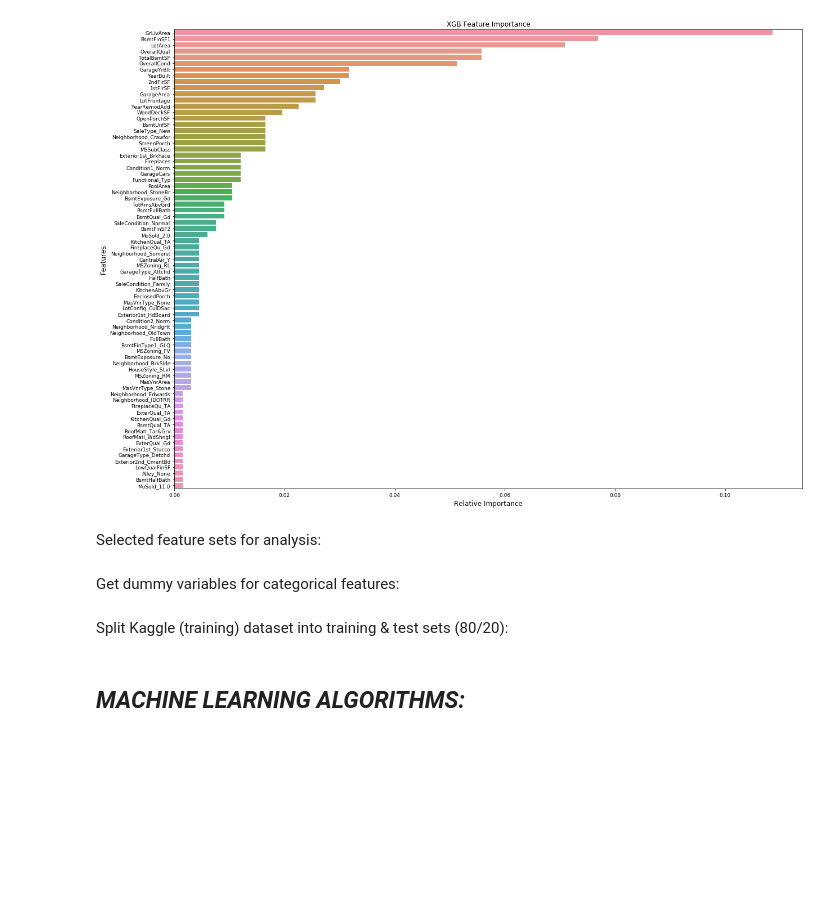
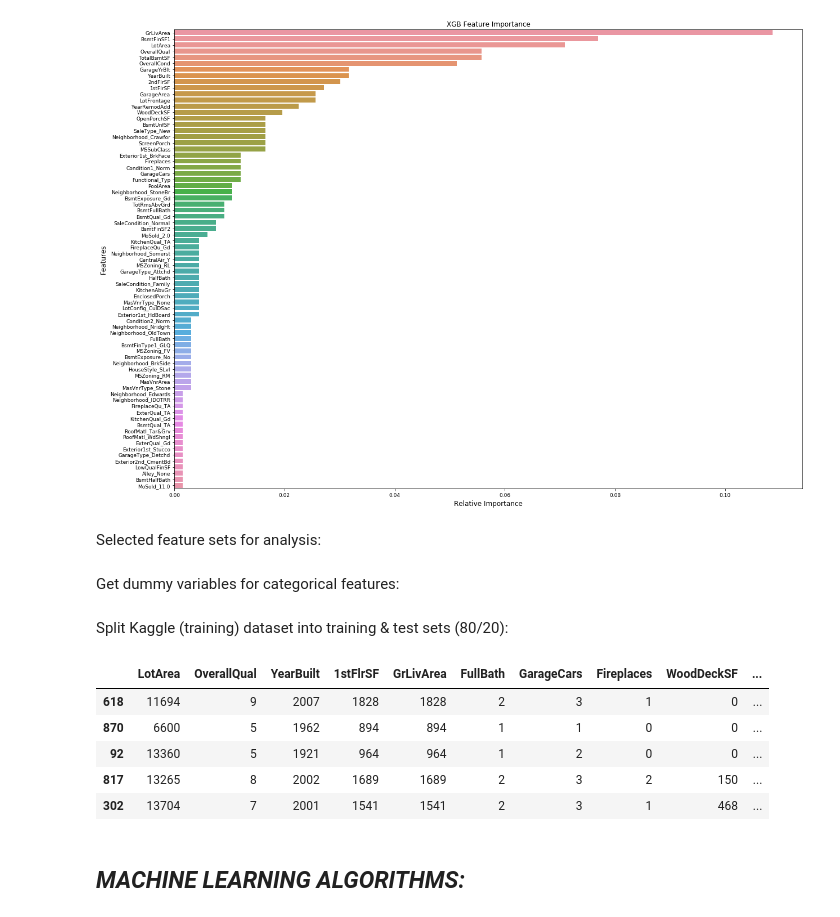
Before and after one commit to ariani86/Machine_Learning_Prohect, a Jupyter notebook: ML_ProjectCode.ipynb, the cells around one changed output. Cells and saved outputs as stored; diff of their text form; code cells hidden in the pictures; blank space fills up the shorter version.

```diff
--- a/ML_ProjectCode.ipynb
+++ b/ML_ProjectCode.ipynb
@@ -282,9 +281,11 @@ g.set_title("XGB Feature Importance");
 # %% [markdown]
 Selected feature sets for analysis:
 # %%
-features1 = ["LotArea"]
+features1 = ["LotArea","YearBuilt"]
 features2 = ["LotArea","OverallQual","YearBuilt","1stFlrSF","GrLivArea","FullBath","GarageCars",\
-                "MoSold","YrSold","Neighborhood","KitchenQual","Fireplaces","MasVnrArea"]
+                "MoSold","YrSold","Neighborhood","KitchenQual","Fireplaces","MasVnrArea","WoodDeckSF"]
+features3 = ["LotArea","OverallQual","YearBuilt","1stFlrSF","GrLivArea","FullBath","GarageCars",\
+                "MoSold","YrSold","Neighborhood","KitchenQual","Fireplaces","WoodDeckSF"]
 # %% [markdown]
 Get dummy variables for categorical features:
 # %%
@@ -297,6 +298,15 @@ Split Kaggle (training) dataset into training & test sets (80/20):
 # %%
 seed = 0
 x1_train, x1_test, y1_train, y1_test = train_test_split(X,y_train,test_size=0.20,random_state=seed)
+# %%
+x1_train.head()
+# %% [output]
+|  | LotArea | OverallQual | YearBuilt | 1stFlrSF | GrLivArea | FullBath | GarageCars | Fireplaces | WoodDeckSF | ... |
+| 618 | 11694 | 9 | 2007 | 1828 | 1828 | 2 | 3 | 1 | 0 | ... |
+| 870 | 6600 | 5 | 1962 | 894 | 894 | 1 | 1 | 0 | 0 | ... |
+| 92 | 13360 | 5 | 1921 | 964 | 964 | 1 | 2 | 0 | 0 | ... |
+| 817 | 13265 | 8 | 2002 | 1689 | 1689 | 2 | 3 | 2 | 150 | ... |
+| 302 | 13704 | 7 | 2001 | 1541 | 1541 | 2 | 3 | 1 | 468 | ... |
 # %% [markdown]
 ***MACHINE LEARNING ALGORITHMS:***
 ---------------------------------
```
Also changed, not shown: parts of 18 cells of this notebook.
